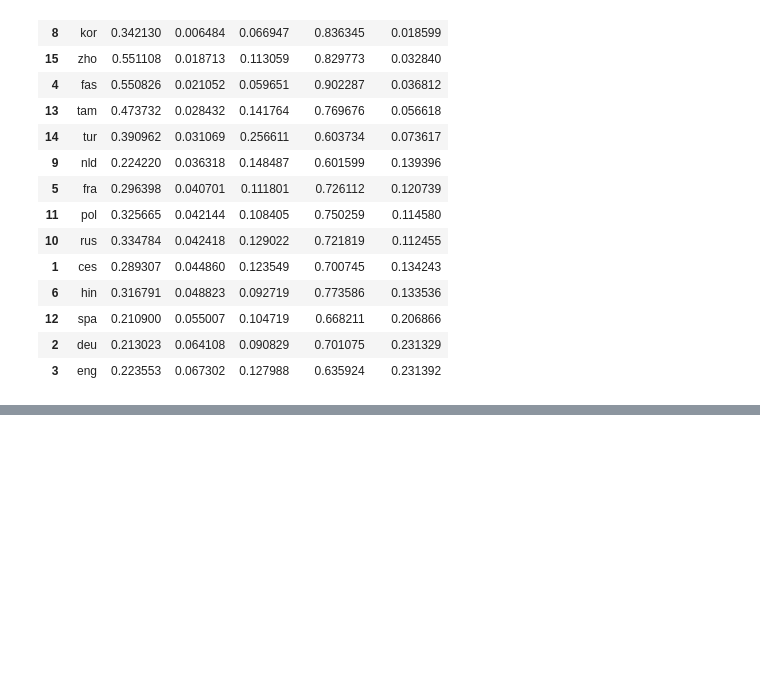
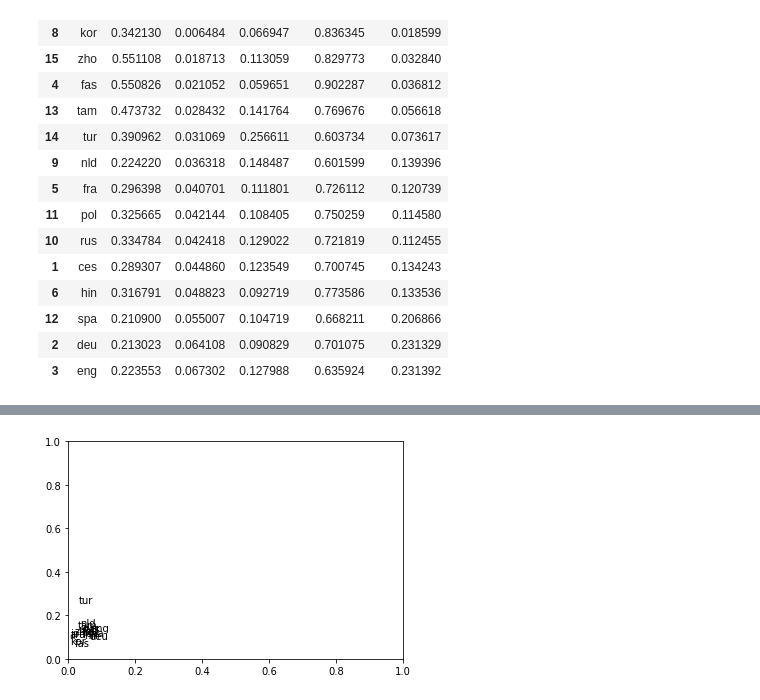
Before and after one commit to hwijeen/langrank, a Jupyter notebook: plot_pos_features.ipynb, the cells around one changed output, grey strips where cells are left out. Drawn from its saved outputs; the diff is of its cells as text; code cells hidden in the pictures; blank space fills up the shorter version.

```diff
--- a/plot_pos_features.ipynb
+++ b/plot_pos_features.ipynb
@@ -89,0 +190,4 @@ plot_pos(features, './figures/pron2verb-ratio.png')
+# %%
+texts = [plt.text(features['pron'][i], features['verb'][i], features['lang'][i]) for i in range(len(features))]
+# %% [output]
+[figure, added]
```
Also changed, not shown: parts of 11 cells of this notebook.
